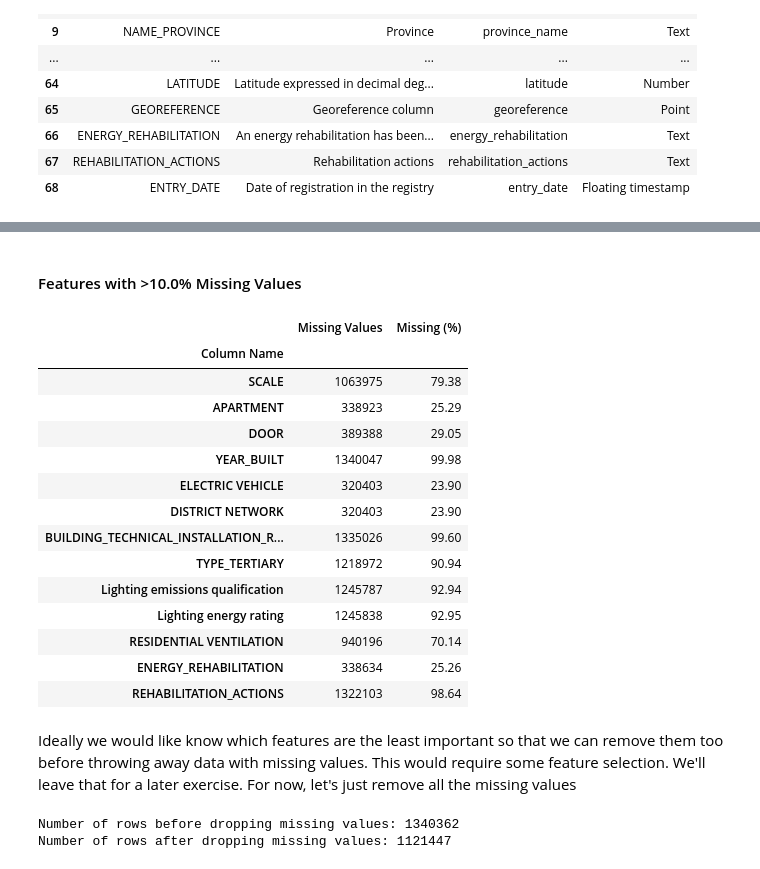
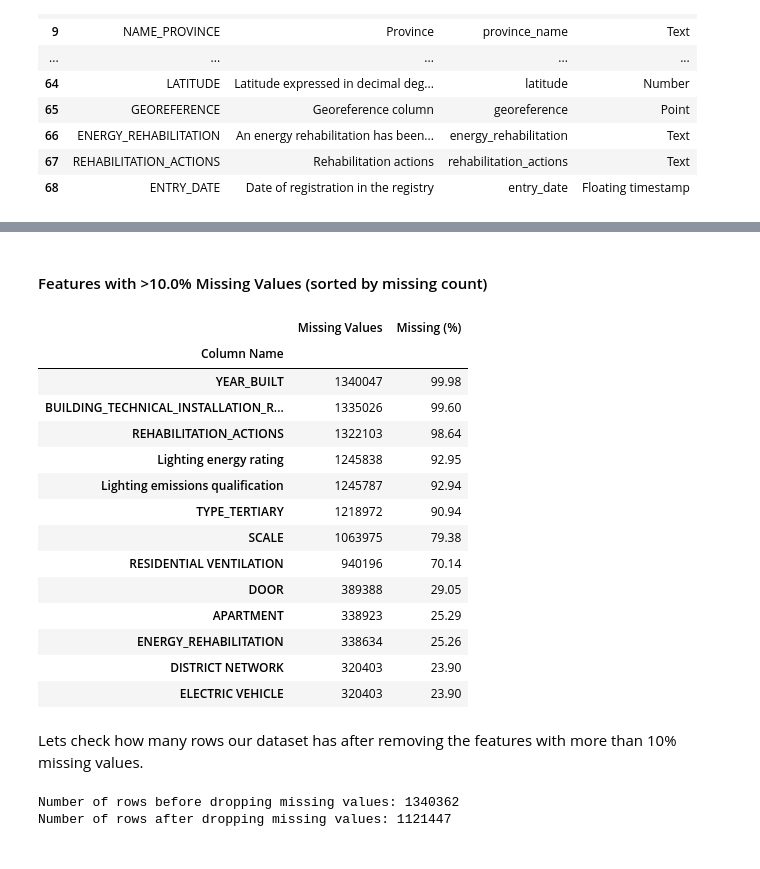
Before and after one commit to Corne173/Building-EPC, a Jupyter notebook: Masters_Code2.ipynb, the cells around one changed output, grey strips where cells are left out. Saved outputs shown, nothing was run; the diff lists cells and outputs as text; code cells hidden in the pictures.

```diff
--- a/Masters_Code2.ipynb
+++ b/Masters_Code2.ipynb
@@ -309,4 +205,7 @@ By converting text-based data into numerical formats, we ensure that **machine l
 # %%
+# We will look at the columns first to see which variables contain the most missing values.
+# If we just removed all rows with missing values, we would lose a lot of data.
+
 from IPython.display import display, HTML
 
 # Calculate missing values as a percentage of total rows
@@ -317,6 +216,9 @@ missing_df = pd.DataFrame({
     'Missing (%)': missing_percentage
 })
 
+# Sort by missing percentage descending
+missing_df = missing_df.sort_values('Missing (%)', ascending=False)
+
 display(HTML(missing_df.to_html()))
 # %% [output]
 |  | Missing Values | Missing (%) |
@@ -342,38 +247,38 @@ There's a few variables that have mostly empty values. If we want to remove miss
 # %%
 # Threshold for dropping
 threshold = 10.0
 
-# Identify features with >10% missing values
-features_to_drop = missing_df[missing_df['Missing (%)'] > threshold]
+# Identify features with >10% missing values, sorted by missing values descending
+features_to_drop = missing_df[missing_df['Missing (%)'] > threshold].sort_values('Missing Values', ascending=False)
 
 # Display table of features to be dropped
 if not features_to_drop.empty:
-    display(HTML(f"<h4>Features with >{threshold}% Missing Values</h4>"))
+    display(HTML(f"<h4>Features with >{threshold}% Missing Values (sorted by missing count)</h4>"))
     display(HTML(features_to_drop.to_html()))
 else:
     print(f"No features with more than {threshold}% missing values.")
 
 # Drop the columns from the DataFrame
 df_energy = df_energy.drop(columns=features_to_drop.index.tolist())
 # %% [output]
-Features with >10.0% Missing Values
+Features with >10.0% Missing Values (sorted by missing count)
 |  | Missing Values | Missing (%) |
 | Column Name |  |  |
+| YEAR_BUILT | 1340047 | 99.98 |
+| BUILDING_TECHNICAL_INSTALLATION_R... | 1335026 | 99.60 |
+| REHABILITATION_ACTIONS | 1322103 | 98.64 |
+| Lighting energy rating | 1245838 | 92.95 |
+| Lighting emissions qualification | 1245787 | 92.94 |
+| TYPE_TERTIARY | 1218972 | 90.94 |
 | SCALE | 1063975 | 79.38 |
+| RESIDENTIAL VENTILATION | 940196 | 70.14 |
+| DOOR | 389388 | 29.05 |
 | APARTMENT | 338923 | 25.29 |
-| DOOR | 389388 | 29.05 |
-| YEAR_BUILT | 1340047 | 99.98 |
+| ENERGY_REHABILITATION | 338634 | 25.26 |
+| DISTRICT NETWORK | 320403 | 23.90 |
 | ELECTRIC VEHICLE | 320403 | 23.90 |
-| DISTRICT NETWORK | 320403 | 23.90 |
-| BUILDING_TECHNICAL_INSTALLATION_R... | 1335026 | 99.60 |
-| TYPE_TERTIARY | 1218972 | 90.94 |
-| Lighting emissions qualification | 1245787 | 92.94 |
-| Lighting energy rating | 1245838 | 92.95 |
-| RESIDENTIAL VENTILATION | 940196 | 70.14 |
-| ENERGY_REHABILITATION | 338634 | 25.26 |
-| REHABILITATION_ACTIONS | 1322103 | 98.64 |
-# %% [markdown]
-Ideally we would like know which features are the least important so that we can remove them too before throwing away data with missing values. This would require some feature selection. We'll leave that for a later exercise. For now, let's just remove all the missing values
+# %% [markdown]
+Lets check how many rows our dataset has after removing the features with more than 10% missing values.
 # %%
 print("Number of rows before dropping missing values:", df_energy.shape[0])
 df_energy.dropna(inplace=True)  # Drop rows with missing values
```
Also changed, not shown: parts of 37 cells of this notebook.
